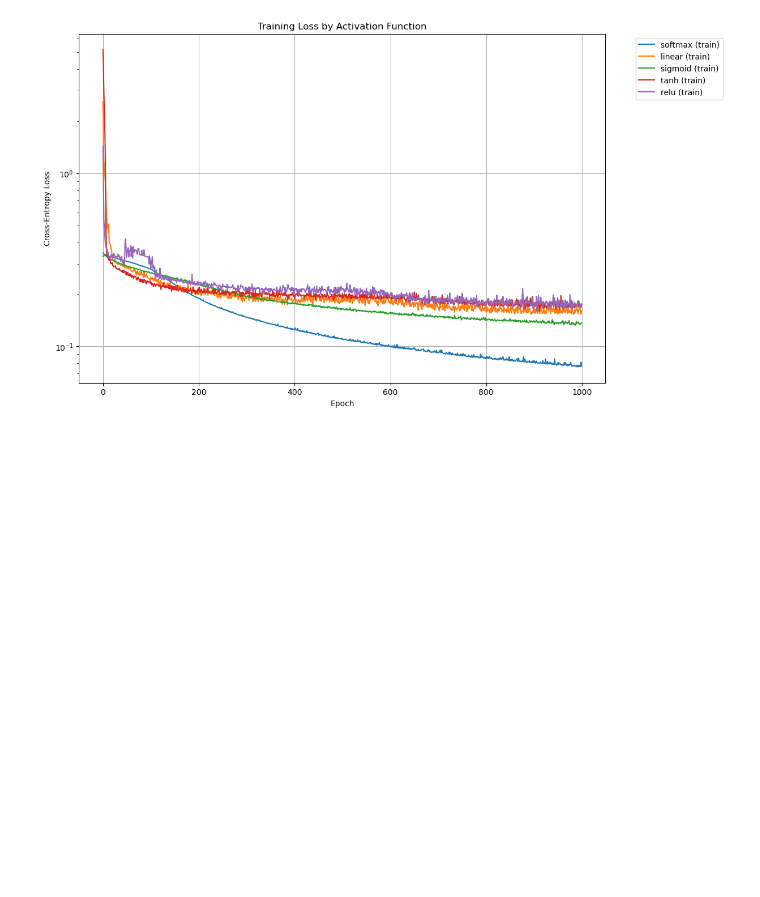
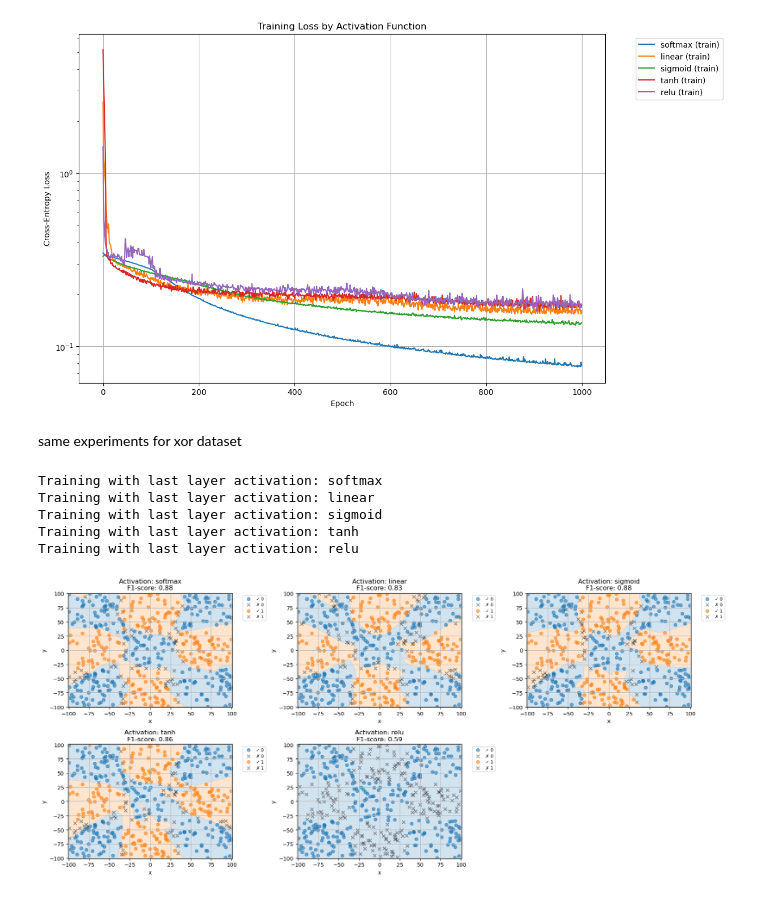
Before and after one commit to sienkozuzanna/miowad, a Jupyter notebook: NeuralNetworks/nn4.ipynb, the cells around one changed output. Cells and saved outputs as stored; diff of their text form; code cells hidden in the pictures; blank space fills up the shorter version.

```diff
--- a/NeuralNetworks/nn4.ipynb
+++ b/NeuralNetworks/nn4.ipynb
@@ -405,13 +405,24 @@ Training with last layer activation: sigmoid
 Training with last layer activation: tanh
 Training with last layer activation: relu
 # %%
-def plot_training_curves(training_stats, activation_names):
+def plot_training_curves(training_stats, activation_names, plot_interval=100):
     plt.figure(figsize=(12, 8))
 
-    colors = sns.color_palette("tab10", len(activations))
+    # Get colors for each activation function
+    colors = sns.color_palette("tab10", len(activation_names))
 
     for stats, name, color in zip(training_stats, activation_names, colors):
-        plt.plot(stats['train_losses'], label=f'{name} (train)', color=color, linestyle='-')
+        # Handle dictionary stats (assuming each stat is a dictionary with 'train_losses' key)
+        train_losses = stats['train_losses']
+
+        # Apply interval if specified
+        if plot_interval is not None:
+            train_losses = train_losses[::plot_interval]
+
+        # Create x-axis values based on the interval
+        epochs = range(0, len(train_losses)*plot_interval, plot_interval) if plot_interval else range(len(train_losses))
+
+        plt.plot(epochs, train_losses, label=f'{name} (train)', color=color, linestyle='-')
 
     plt.title('Training Loss by Activation Function')
     plt.xlabel('Epoch')
@@ -419,8 +430,39 @@ def plot_training_curves(training_stats, activation_names):
     plt.yscale('log')
     plt.legend(bbox_to_anchor=(1.05, 1), loc='upper left')
     plt.grid(True)
+    plt.tight_layout()  # Adjust layout to prevent legend cutoff
     plt.show()
 # %%
 plot_training_curves(training_stats, activations)
 # %% [output]
 [figure]
+# %% [markdown]
+same experiments for xor dataset
+# %%
+activations = ["softmax", "linear", "sigmoid", "tanh", "relu"]
+Y_pred = []
+models = []
+stats=[]
+
+for activation in activations:
+    nn = NeuralNetwork(layers=[2,16,2], task="classification", activation="sigmoid",
+                       weights_initialize="Xavier" , last_layer_activation=activation)
+    print(f"Training with last layer activation: {activation}")
+
+    training_stats=nn.train(X_train_xor, Y_train_xor, X_test_xor, Y_test_xor,
+             optimizer="RMSprop", learning_rate=0.01, epochs=5000,
+             verbose=False, batch_size=None, plot_training_loss=False, return_training_stats=True)
+    stats.append(training_stats)
+
+    models.append(nn)
+    Y_pred.append(nn.predict(X_test_xor))
+
+
+visualize_multiple_predictions(X_test_xor, Y_test_xor, Y_pred, activations, 2, models)
+# %% [output]
+Training with last layer activation: softmax
+Training with last layer activation: linear
+Training with last layer activation: sigmoid
+Training with last layer activation: tanh
+Training with last layer activation: relu
+[figure, added]
```
Also changed, not shown: parts of 1 cell of this notebook.
